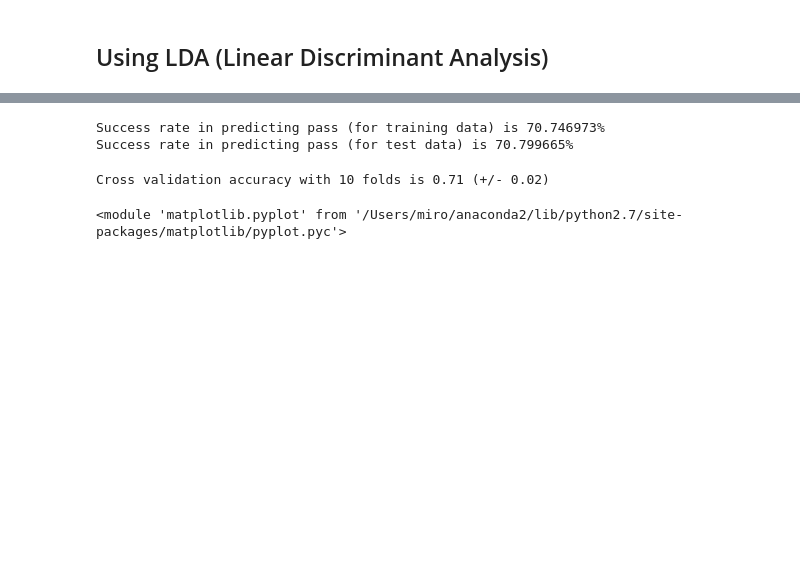
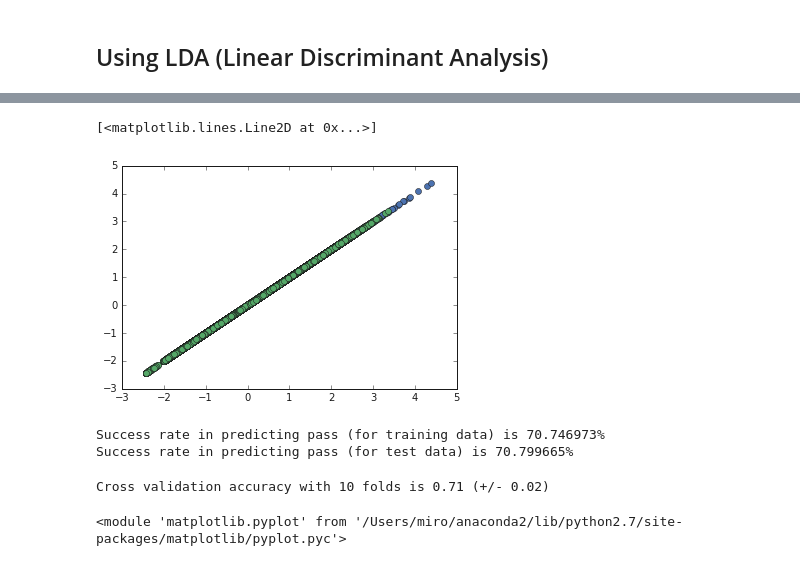
Before and after one commit to tynanseltzer/AM216, a Jupyter notebook: playPred/Play Prediction.ipynb, the cells around one changed output, grey strips where cells are left out. Cells and saved outputs as stored; diff of their text form; code cells hidden in the pictures; blank space fills up the shorter version.

```diff
--- a/playPred/Play Prediction.ipynb
+++ b/playPred/Play Prediction.ipynb
@@ -100,3 +133,9 @@ LinearDiscriminantAnalysis(n_components=None, priors=None, shrinkage=None,
+# %%
+plt.plot(X_R[isPass==1,0],X_R[isPass==1,0],'o', label='Pass')
+plt.plot(X_R[:,0][isPass==0],X_R[:,0][isPass==0],'o', label='Throw')
+# %% [output]
+[<matplotlib.lines.Line2D at 0x...>]
+[figure, added]
 # %%
 print("Success rate in predicting pass (for training data) is %f%%" % (100*lda_model.score(X[mask], isPass[mask])))
 print("Success rate in predicting pass (for test data) is %f%%" % (100*lda_model.score(X[np.invert(mask)], isPass[np.invert(mask)])))
```
Also changed, not shown: parts of 29 cells of this notebook, 20 other files.
